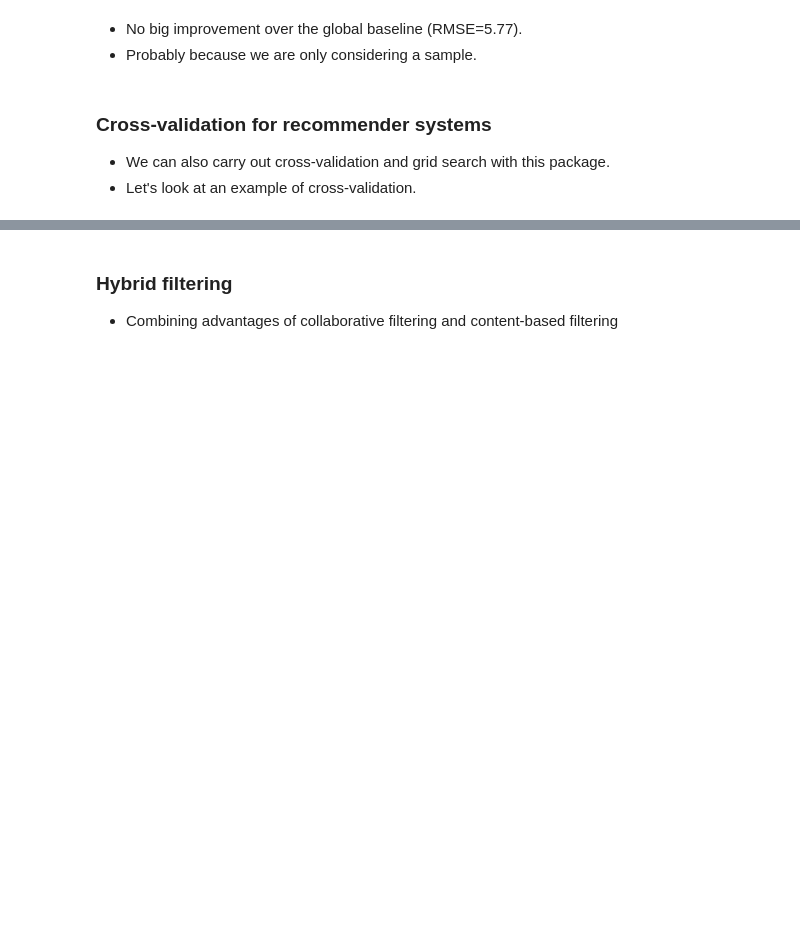
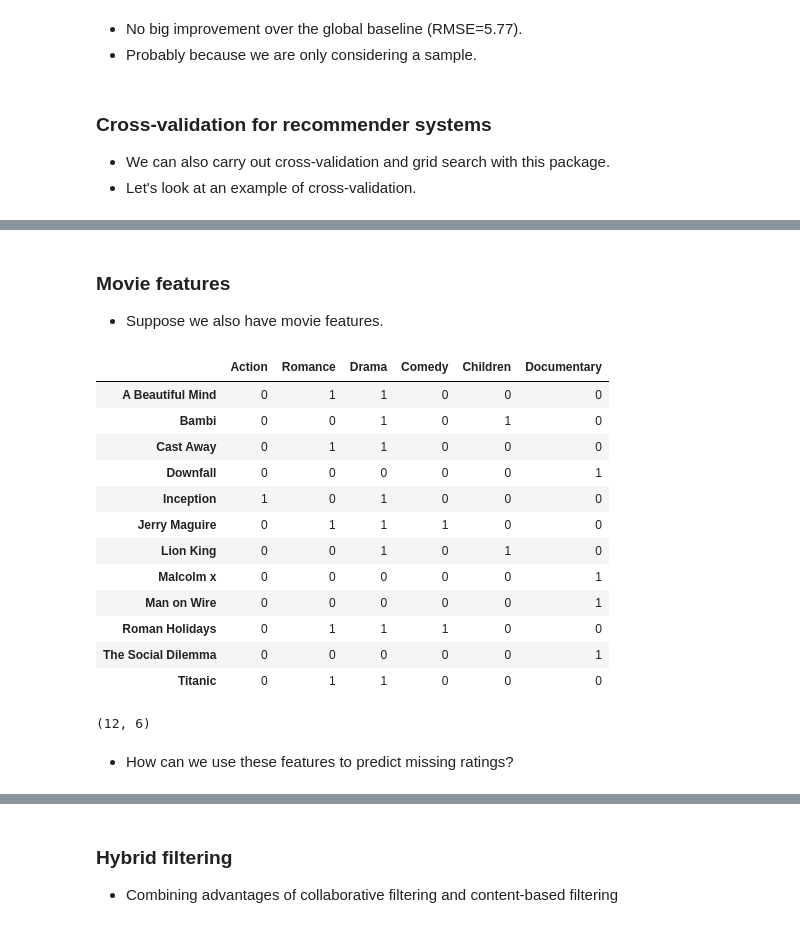
Before and after one commit to UBC-CS/cpsc330-2023s, a Jupyter notebook: lectures/16_recommender-systems.ipynb, the cells around one changed output, grey strips where cells are left out. Cells and saved outputs as stored; diff of their text form; code cells hidden in the pictures; blank space fills up the shorter version.

```diff
--- a/lectures/16_recommender-systems.ipynb
+++ b/lectures/16_recommender-systems.ipynb
@@ -949,0 +833,28 @@ pd.DataFrame(results).mean()
+# %% [markdown]
+### Movie features
+
+- Suppose we also have movie features.
+# %%
+movie_feats_df = pd.read_csv("data/toy_movie_feats.csv", index_col=0)
+movie_feats_df
+# %% [output]
+|  | Action | Romance | Drama | Comedy | Children | Documentary |
+| A Beautiful Mind | 0 | 1 | 1 | 0 | 0 | 0 |
+| Bambi | 0 | 0 | 1 | 0 | 1 | 0 |
+| Cast Away | 0 | 1 | 1 | 0 | 0 | 0 |
+| Downfall | 0 | 0 | 0 | 0 | 0 | 1 |
+| Inception | 1 | 0 | 1 | 0 | 0 | 0 |
+| Jerry Maguire | 0 | 1 | 1 | 1 | 0 | 0 |
+| Lion King | 0 | 0 | 1 | 0 | 1 | 0 |
+| Malcolm x | 0 | 0 | 0 | 0 | 0 | 1 |
+| Man on Wire | 0 | 0 | 0 | 0 | 0 | 1 |
+| Roman Holidays | 0 | 1 | 1 | 1 | 0 | 0 |
+| The Social Dilemma | 0 | 0 | 0 | 0 | 0 | 1 |
+| Titanic | 0 | 1 | 1 | 0 | 0 | 0 |
+# %%
+Z = movie_feats_df.to_numpy()
+Z.shape
+# %% [output]
+(12, 6)
+# %% [markdown]
+- How can we use these features to predict missing ratings?
```
Also changed, not shown: parts of 182 cells of this notebook, 4 other files.
